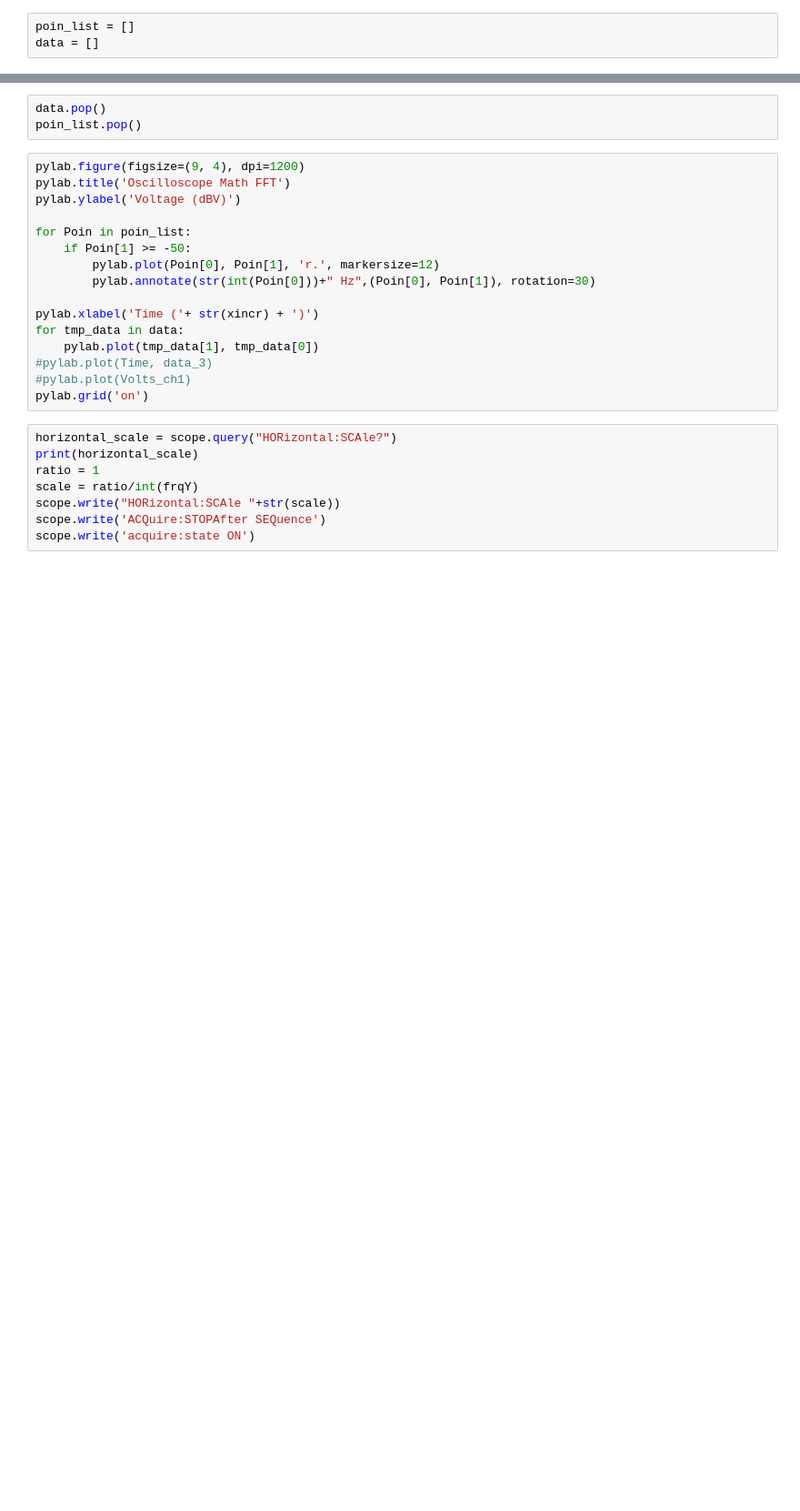
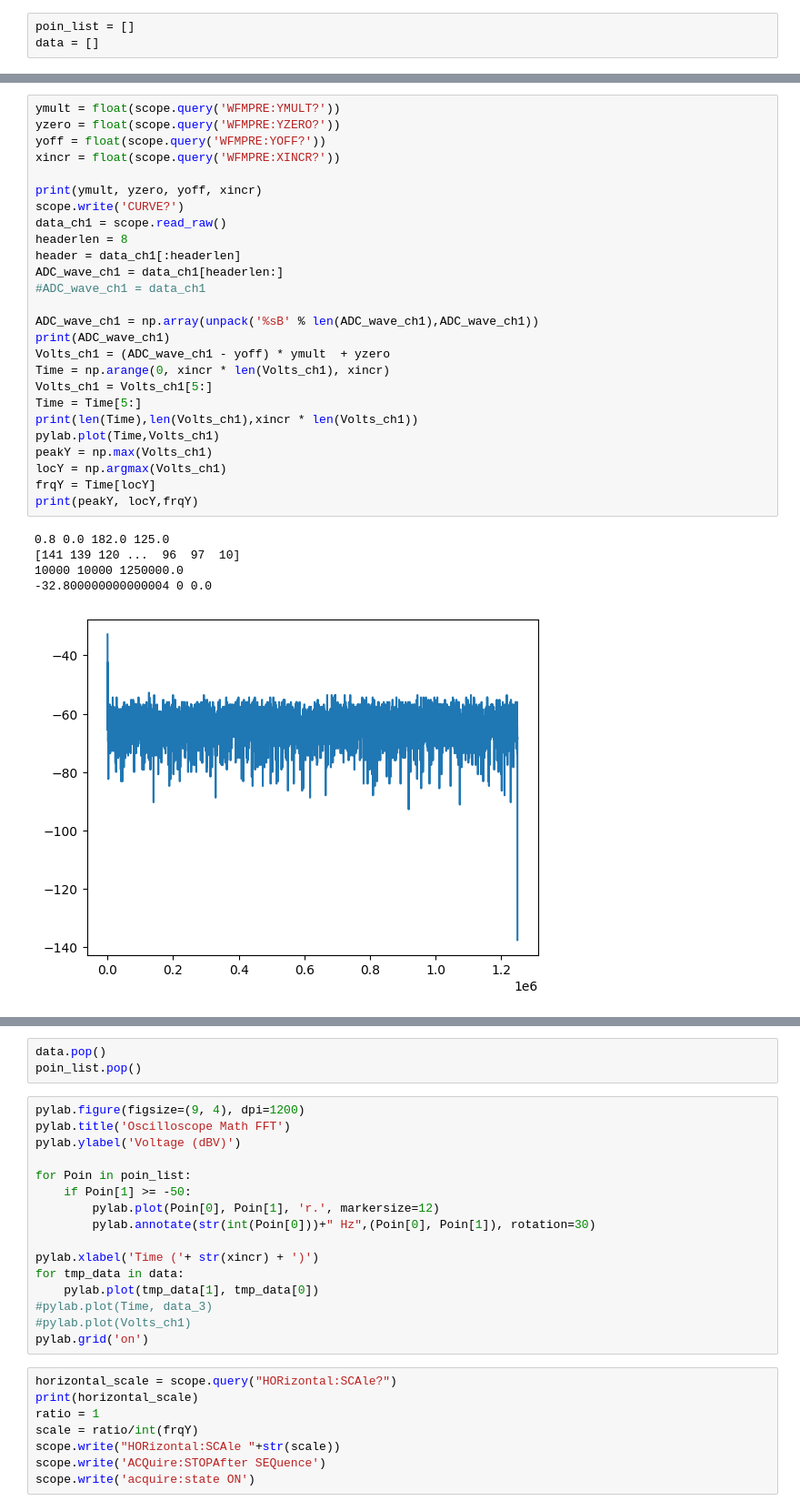
Before and after one commit to 106368030chentairong/SIV-POWER, a Jupyter notebook: test_lib/get_rawdata.ipynb, the cells around one changed output, grey strips where cells are left out. Shown at 91% size. Saved outputs shown, nothing was run; the diff lists cells and outputs as text; blank space fills up the shorter version.

```diff
--- a/test_lib/get_rawdata.ipynb
+++ b/test_lib/get_rawdata.ipynb
@@ -435,0 +445,32 @@ CH1_MEAN_VALue :  227.0927E-6
+# %%
+ymult = float(scope.query('WFMPRE:YMULT?'))
+yzero = float(scope.query('WFMPRE:YZERO?'))
+yoff = float(scope.query('WFMPRE:YOFF?'))
+xincr = float(scope.query('WFMPRE:XINCR?'))
+
+print(ymult, yzero, yoff, xincr)
+scope.write('CURVE?')
+data_ch1 = scope.read_raw()
+headerlen = 8
+header = data_ch1[:headerlen]
+ADC_wave_ch1 = data_ch1[headerlen:]
+#ADC_wave_ch1 = data_ch1
+
+ADC_wave_ch1 = np.array(unpack('%sB' % len(ADC_wave_ch1),ADC_wave_ch1))
+print(ADC_wave_ch1)
+Volts_ch1 = (ADC_wave_ch1 - yoff) * ymult  + yzero
+Time = np.arange(0, xincr * len(Volts_ch1), xincr)
+Volts_ch1 = Volts_ch1[5:]
+Time = Time[5:]
+print(len(Time),len(Volts_ch1),xincr * len(Volts_ch1))
+pylab.plot(Time,Volts_ch1)
+peakY = np.max(Volts_ch1)
+locY = np.argmax(Volts_ch1)
+frqY = Time[locY]
+print(peakY, locY,frqY)
+# %% [output]
+0.8 0.0 182.0 125.0
+[141 139 120 ...  96  97  10]
+10000 10000 1250000.0
+-32.800000000000004 0 0.0
+[figure, added]
```
Also changed, not shown: parts of 3 cells of this notebook, 5 other files.
